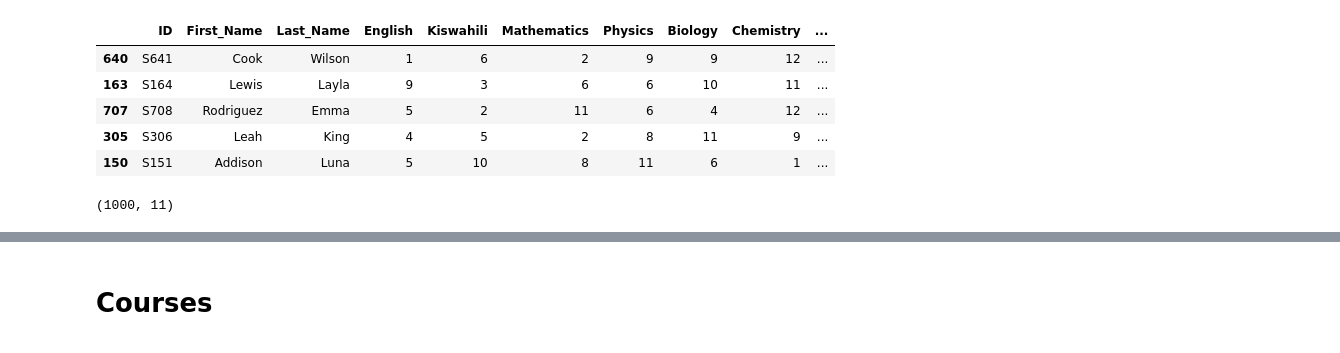
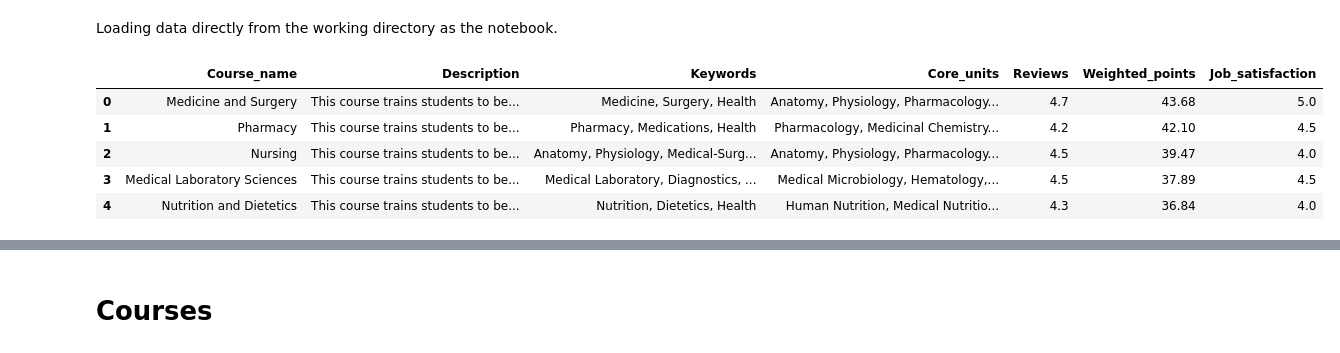
Before and after one commit to root458/classify-me-models, a Jupyter notebook: collaborative_filtering.ipynb, the cells around one changed output, grey strips where cells are left out. Drawn from its saved outputs; the diff is of its cells as text; code cells hidden in the pictures.

```diff
--- a/collaborative_filtering.ipynb
+++ b/collaborative_filtering.ipynb
@@ -71,13 +67,2 @@ historical = pd.read_csv('/content/drive/MyDrive/DATASETS/ClassifyMe/historical_
-# %%
-student.sample(5)
-# %% [output]
-|  | ID | First_Name | Last_Name | English | Kiswahili | Mathematics | Physics | Biology | Chemistry | ... |
-| 640 | S641 | Cook | Wilson | 1 | 6 | 2 | 9 | 9 | 12 | ... |
-| 163 | S164 | Lewis | Layla | 9 | 3 | 6 | 6 | 10 | 11 | ... |
-| 707 | S708 | Rodriguez | Emma | 5 | 2 | 11 | 6 | 4 | 12 | ... |
-| 305 | S306 | Leah | King | 4 | 5 | 2 | 8 | 11 | 9 | ... |
-| 150 | S151 | Addison | Luna | 5 | 10 | 8 | 11 | 6 | 1 | ... |
-# %%
-student.shape
-# %% [output]
-(1000, 11)
+# %% [markdown]
+Loading data directly from the working directory as the notebook.
@@ -83,0 +73,11 @@ student.shape
+# %%
+# Display the first few rows of the dataframes to esure they are loaded correctly
+
+courses.head()
+# %% [output]
+|  | Course_name | Description | Keywords | Core_units | Reviews | Weighted_points | Job_satisfaction |
+| 0 | Medicine and Surgery | This course trains students to be... | Medicine, Surgery, Health | Anatomy, Physiology, Pharmacology... | 4.7 | 43.68 | 5.0 |
+| 1 | Pharmacy | This course trains students to be... | Pharmacy, Medications, Health | Pharmacology, Medicinal Chemistry... | 4.2 | 42.10 | 4.5 |
+| 2 | Nursing | This course trains students to be... | Anatomy, Physiology, Medical-Surg... | Anatomy, Physiology, Pharmacology... | 4.5 | 39.47 | 4.0 |
+| 3 | Medical Laboratory Sciences | This course trains students to be... | Medical Laboratory, Diagnostics, ... | Medical Microbiology, Hematology,... | 4.5 | 37.89 | 4.5 |
+| 4 | Nutrition and Dietetics | This course trains students to be... | Nutrition, Dietetics, Health | Human Nutrition, Medical Nutritio... | 4.3 | 36.84 | 4.0 |
```
Also changed, not shown: parts of 68 cells of this notebook.
